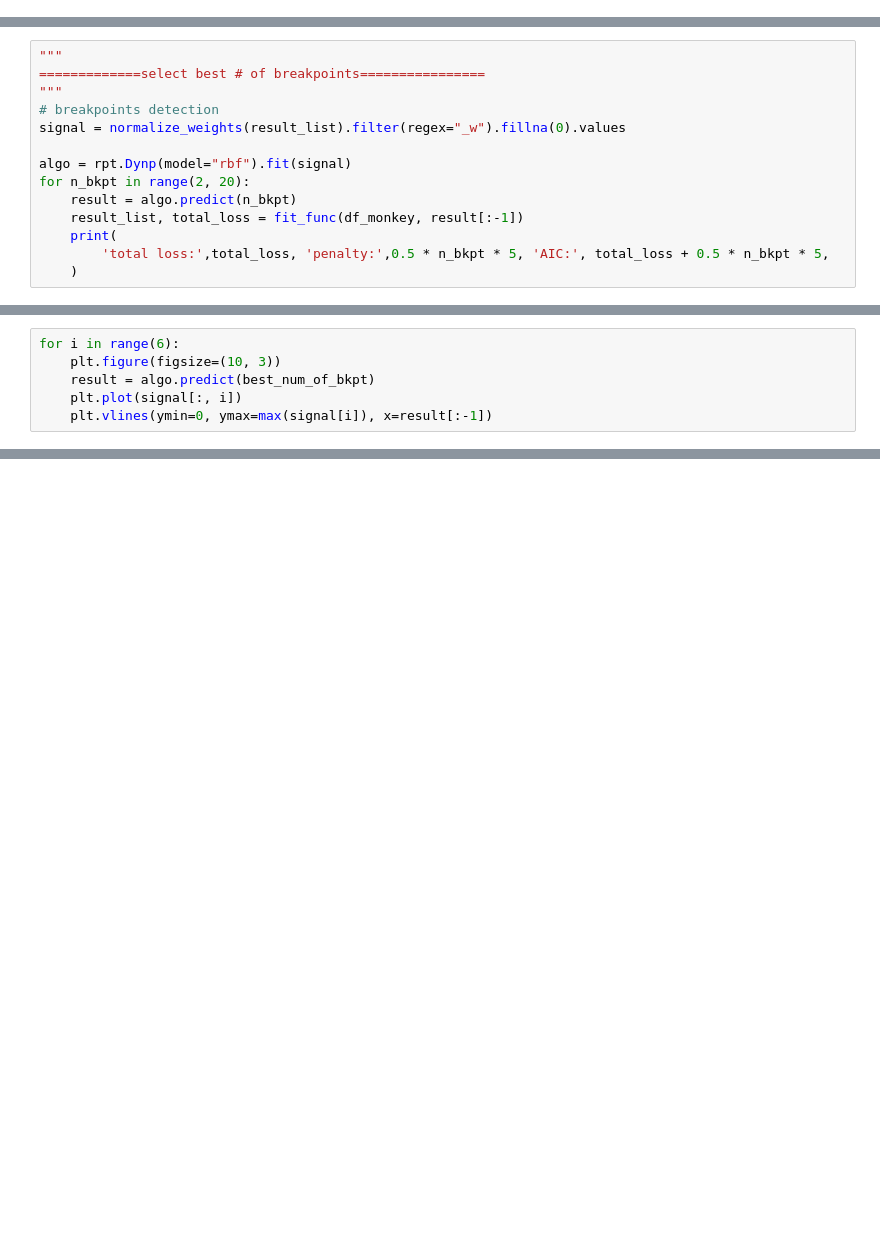
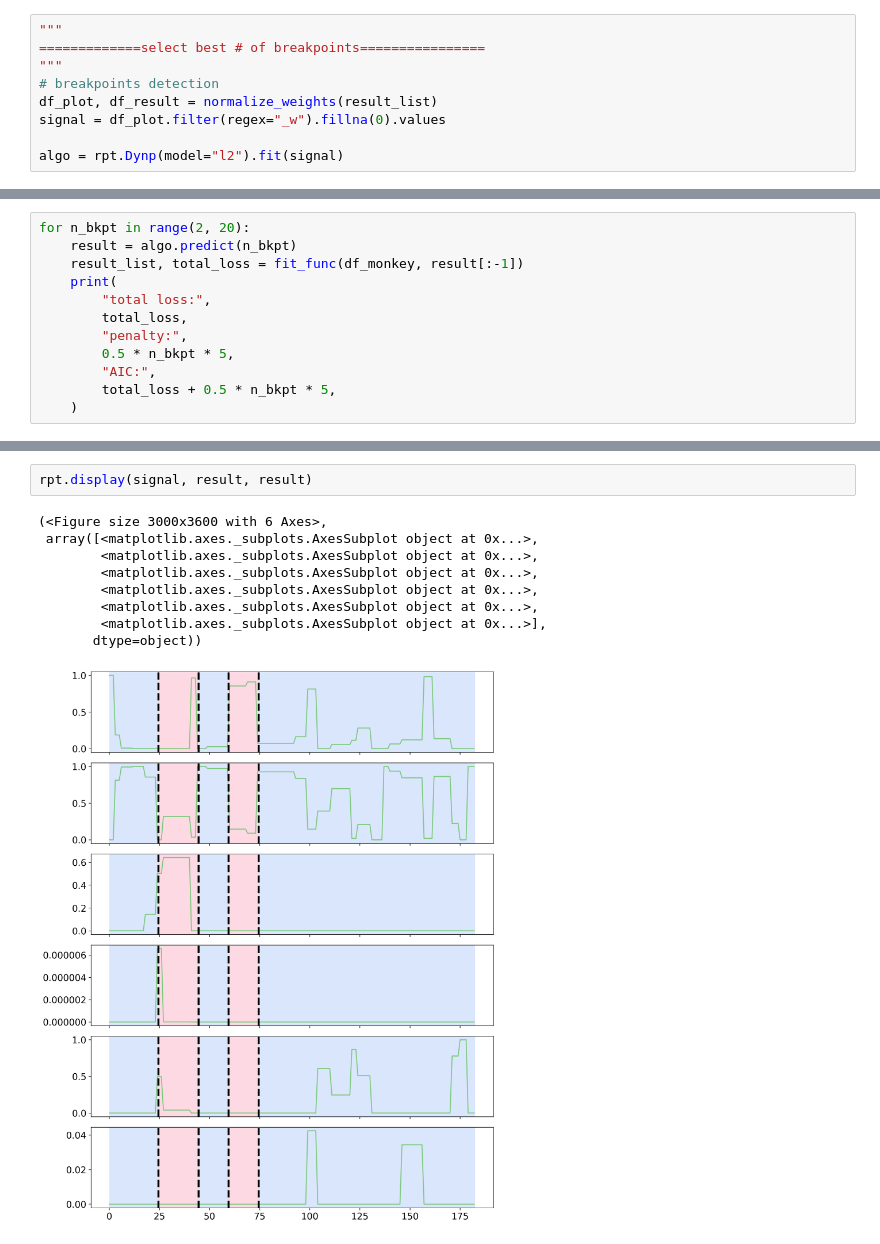
Before and after one commit to ZJQxxn/Pacman_GM_Analysis, a Jupyter notebook: Rupture.ipynb, the cells around one changed output, grey strips where cells are left out. Drawn from its saved outputs; the diff is of its cells as text; blank space fills up the shorter version.

Commit message:
Fitting with breakpoints.

```diff
--- a/Rupture.ipynb
+++ b/Rupture.ipynb
@@ -434 +444,10 @@ plot_weight_accuracy(result_list)
 [interactive output not drawn]
+# %%
+"""
+=============select best # of breakpoints================
+"""
+# breakpoints detection
+df_plot, df_result = normalize_weights(result_list)
+signal = df_plot.filter(regex="_w").fillna(0).values
+
+algo = rpt.Dynp(model="l2").fit(signal)
@@ -435,15 +456,13 @@ plot_weight_accuracy(result_list)
 # %%
-"""
-=============select best # of breakpoints================
-"""
-# breakpoints detection
-signal = normalize_weights(result_list).filter(regex="_w").fillna(0).values
-
-algo = rpt.Dynp(model="rbf").fit(signal)
 for n_bkpt in range(2, 20):
     result = algo.predict(n_bkpt)
     result_list, total_loss = fit_func(df_monkey, result[:-1])
     print(
-        'total loss:',total_loss, 'penalty:',0.5 * n_bkpt * 5, 'AIC:', total_loss + 0.5 * n_bkpt * 5,
+        "total loss:",
+        total_loss,
+        "penalty:",
+        0.5 * n_bkpt * 5,
+        "AIC:",
+        total_loss + 0.5 * n_bkpt * 5,
     )
 # %% [output]
@@ -484,6 +500,0 @@ plot_weight_accuracy(result_list)
-# %%
-for i in range(6):
-    plt.figure(figsize=(10, 3))
-    result = algo.predict(best_num_of_bkpt)
-    plt.plot(signal[:, i])
-    plt.vlines(ymin=0, ymax=max(signal[i]), x=result[:-1])
@@ -497,0 +501,12 @@ for i in range(6):
+# %%
+rpt.display(signal, result, result)
+# %% [output]
+(<Figure size 3000x3600 with 6 Axes>,
+ array([<matplotlib.axes._subplots.AxesSubplot object at 0x...>,
+        <matplotlib.axes._subplots.AxesSubplot object at 0x...>,
+        <matplotlib.axes._subplots.AxesSubplot object at 0x...>,
+        <matplotlib.axes._subplots.AxesSubplot object at 0x...>,
+        <matplotlib.axes._subplots.AxesSubplot object at 0x...>,
+        <matplotlib.axes._subplots.AxesSubplot object at 0x...>],
+       dtype=object))
+[figure, added]
```
Also changed, not shown: parts of 8 cells of this notebook, 5 other files.
